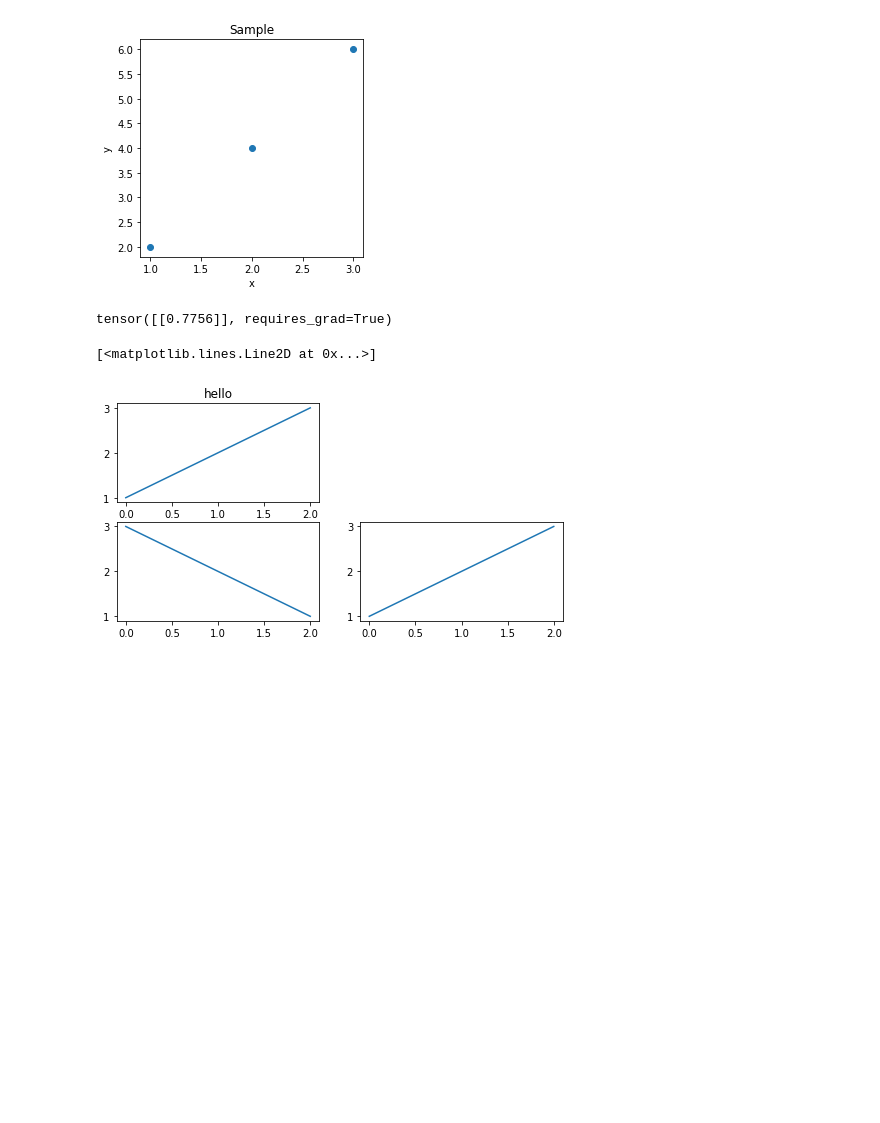
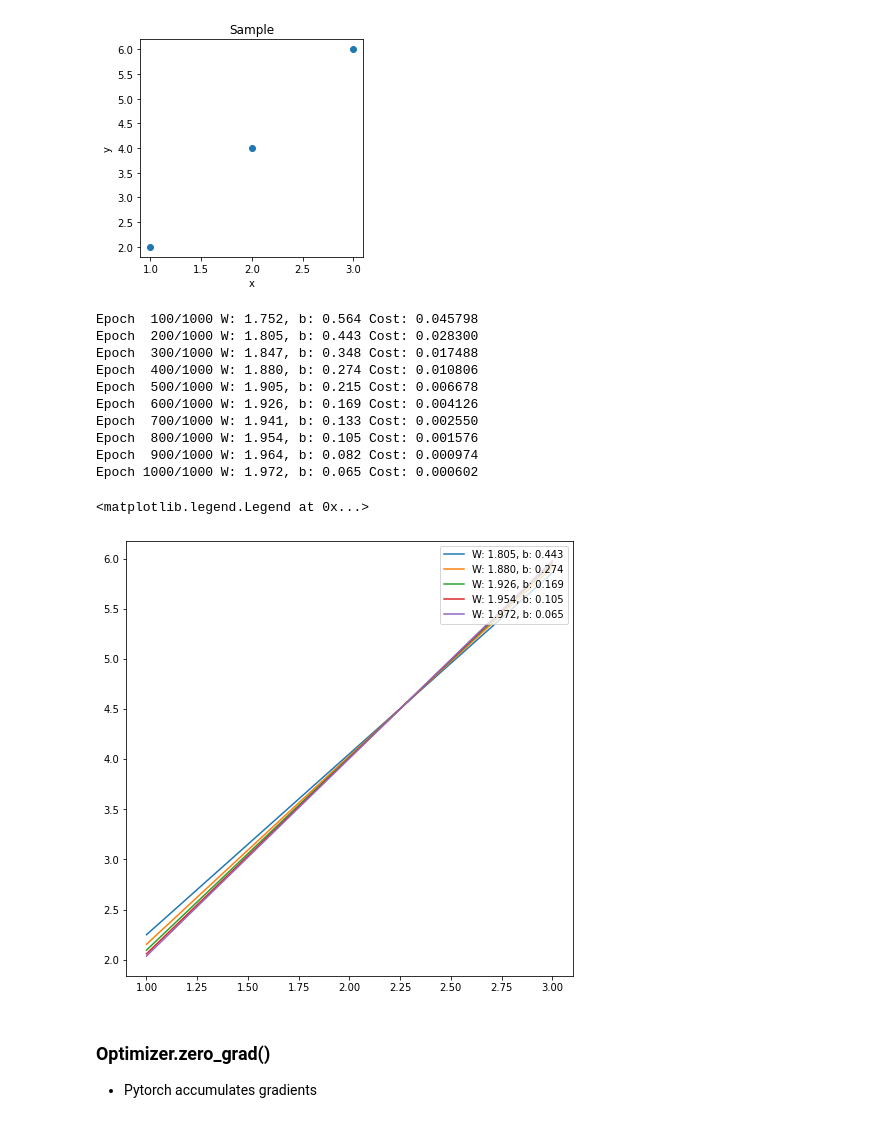
Before and after one commit to YeongRoYun/DataSchool, a Jupyter notebook: Pytorch/book.ipynb, the cells around one changed output. Saved outputs shown, nothing was run; the diff lists cells and outputs as text; code cells hidden in the pictures; blank space fills up the shorter version.

```diff
--- a/Pytorch/book.ipynb
+++ b/Pytorch/book.ipynb
@@ -99,59 +99,56 @@ plt.scatter(x_train, y_train)
 # %%
 import torch
 from torch import nn
 import torch.nn.functional as F
 from torch import optim
 
 torch.manual_seed(1) # Fix seed
 
-plt.figure(figsize=(8.4))
-plt.subplot(211)
-plt.title("Hypothesis")
-plt.subplot(212)
-plt.title("Cost")
-
-def show_hypothesis_and_cost(H, cost):
-    plt.subplot(211)
-
 # Initialize parameters
 W = torch.randn(1, 1, requires_grad=True) # Track gradients
 b = torch.randn(1, 1, requires_grad=True) # Track gradients
 
+plt.figure(figsize=(8,8))
 
+nb_epochs = 1000
+for epoch in range(1, nb_epochs+1):
+    # Hypothesis
+    H = x_train @ W + b
 
-# Hypothesis
-H = x_train @ W + b
-
-# Cost function
-cost = torch.mean((H - y_train) ** 2, dim = 0)
-
-for epoch, _ in enumerate(x_train):
+    # Cost function
+    cost = torch.mean((H - y_train) ** 2, dim = 0)
 
     # Optimizer
     optimizer = optim.SGD([W, b], lr=1e-2)
 
     # Learning
     ## Reset gradient
     optimizer.zero_grad()
     ## Calcuate gradient
     cost.backward()
     ## Update parameters
     optimizer.step()
+
+    if epoch % 100 == 0:
+        print("Epoch {:4d}/{} W: {:.3f}, b: {:.3f} Cost: {:.6f}"\
+              .format(epoch, nb_epochs, W.item(), b.item(), cost.item()))
+    if epoch % 200 == 0:
+        plt.plot(x_train, H.detach().numpy(), label = "W: {:.3f}, b: {:.3f}".format(W.item(), b.item()))
+
+plt.legend(loc='upper right')
 # %% [output]
-tensor([[0.7756]], requires_grad=True)
+Epoch  100/1000 W: 1.752, b: 0.564 Cost: 0.045798
+Epoch  200/1000 W: 1.805, b: 0.443 Cost: 0.028300
+Epoch  300/1000 W: 1.847, b: 0.348 Cost: 0.017488
+Epoch  400/1000 W: 1.880, b: 0.274 Cost: 0.010806
+Epoch  500/1000 W: 1.905, b: 0.215 Cost: 0.006678
+Epoch  600/1000 W: 1.926, b: 0.169 Cost: 0.004126
+Epoch  700/1000 W: 1.941, b: 0.133 Cost: 0.002550
+Epoch  800/1000 W: 1.954, b: 0.105 Cost: 0.001576
+Epoch  900/1000 W: 1.964, b: 0.082 Cost: 0.000974
+Epoch 1000/1000 W: 1.972, b: 0.065 Cost: 0.000602
+<matplotlib.legend.Legend at 0x...>
+[figure, added]
-# %%
-import matplotlib.pyplot as plt
-
-plt.figure(figsize=(8,4))
-plt.subplot(221)
-plt.title("hello")
-plt.plot([1,2,3])
-plt.subplot(212)
-plt.plot([3,2,1])
-plt.subplot(223)
-plt.plot([3,2,1])
-plt.subplot(224)
-plt.plot([1,2,3])
-# %% [output]
-[<matplotlib.lines.Line2D at 0x...>]
-[figure, removed]
+# %% [markdown]
+### Optimizer.zero_grad()
+- Pytorch accumulates gradients
```
Also changed, not shown: parts of 23 cells of this notebook, 4 other files.
